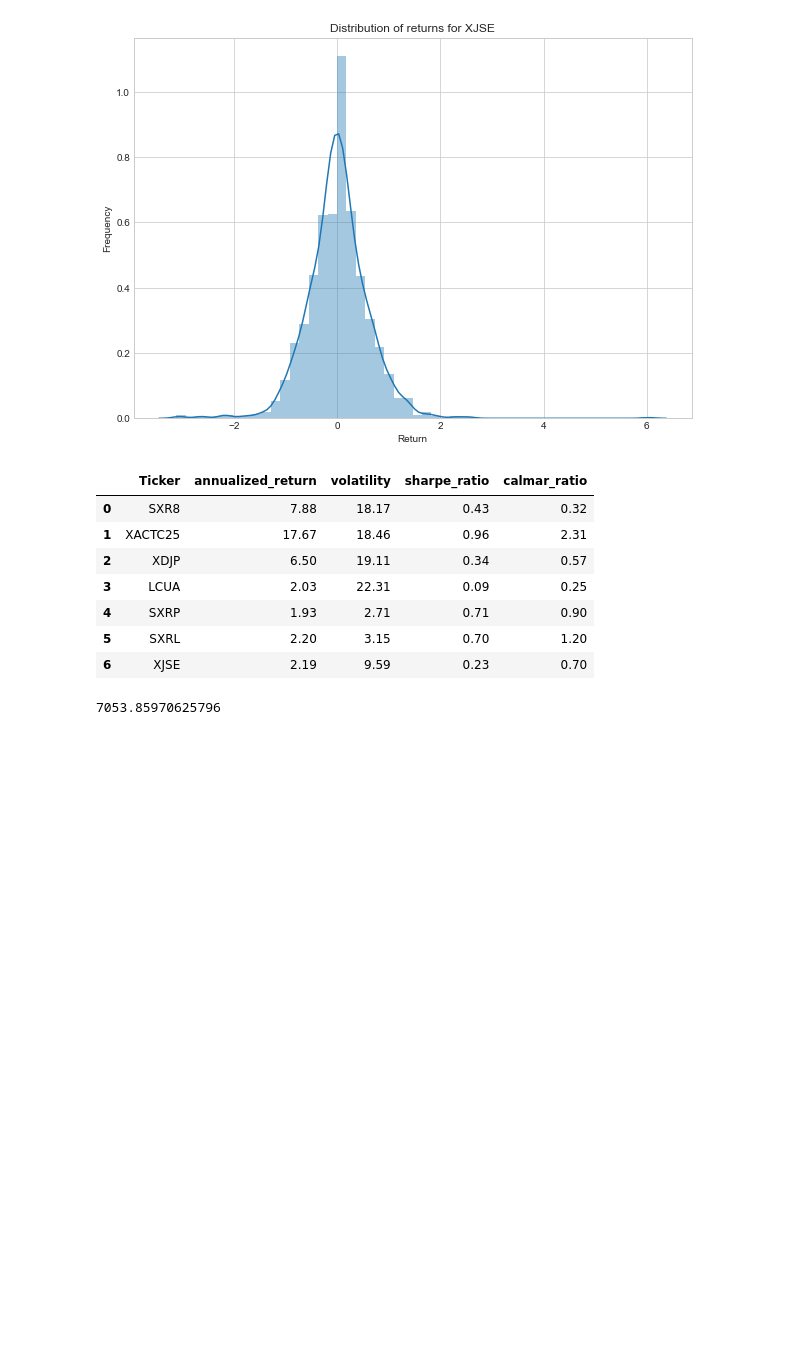
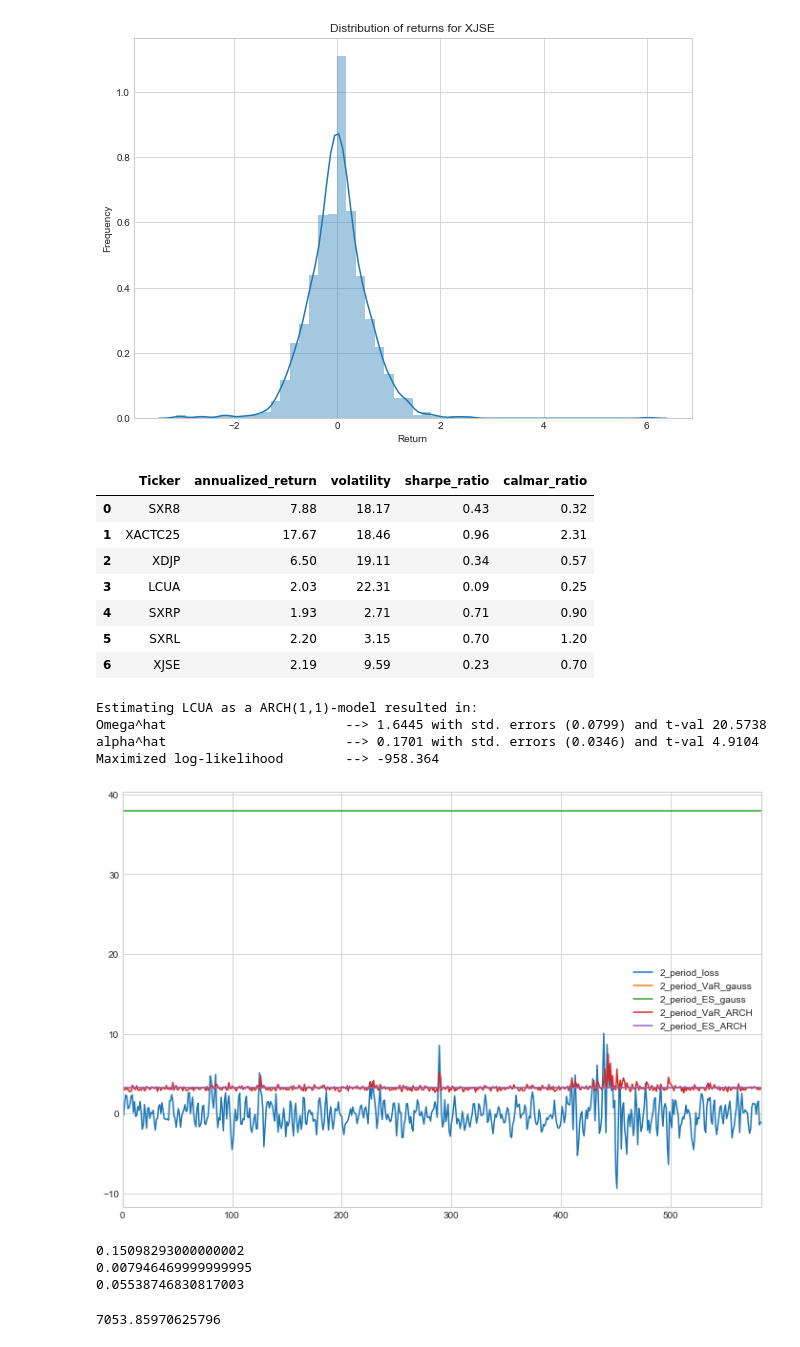
Before and after one commit to OlufKelk/PortfolioDesign, a Jupyter notebook: OptimalPF/Porfolio_notebook.ipynb, the cells around one changed output. Cells and saved outputs as stored; diff of their text form; code cells hidden in the pictures; blank space fills up the shorter version.

```diff
--- a/OptimalPF/Porfolio_notebook.ipynb
+++ b/OptimalPF/Porfolio_notebook.ipynb
@@ -68,6 +69,35 @@ pftools.desc_ticks(df,rdf,cdf)
 | 4 | SXRP | 1.93 | 2.71 | 0.71 | 0.90 |
 | 5 | SXRL | 2.20 | 3.15 | 0.70 | 1.20 |
 | 6 | XJSE | 2.19 | 9.59 | 0.23 | 0.70 |
+# %%
+omega_hat, alpha_hat, ll = vares.ARCH11_est('LCUA',df)
+# %% [output]
+Estimating LCUA as a ARCH(1,1)-model resulted in:
+Omega^hat                       --> 1.6445 with std. errors (0.0799) and t-val 20.5738
+alpha^hat                       --> 0.1701 with std. errors (0.0346) and t-val 4.9104
+Maximized log-likelihood        --> -958.364
+# %%
+ES_ARCH1, var_df = vares.VaR(omega_hat,alpha_hat,df,'LCUA',0.05,2,500)
+var_df.plot(figsize = (12,8));
+# ES_ARCH1
+# %% [output]
+[figure, added]
+# %%
+# ES_gauss = np.empty(10000)
+# from scipy.stats import norm
+# ES_gauss.fill(5)
+var_df
+# ES_gauss
+alpha = 0.05
+sigma_hat = 0.00794647
+print(alpha**(-1)*sigma_hat*norm.ppf(norm.cdf(1-0.05)))
+print(alpha**(-1)*sigma_hat*norm.cdf(norm.ppf(0.05)))
+print(alpha**(-1)*sigma_hat*norm.pdf(norm.cdf(0.05)))
+# should be equal to 0.01639
+# %% [output]
+0.15098293000000002
+0.007946469999999995
+0.05538746830817003
 # %%
 def data_prep(df,col):
     x = np.array(df[col])
```
Also changed, not shown: parts of 3 cells of this notebook, 1 other file.
